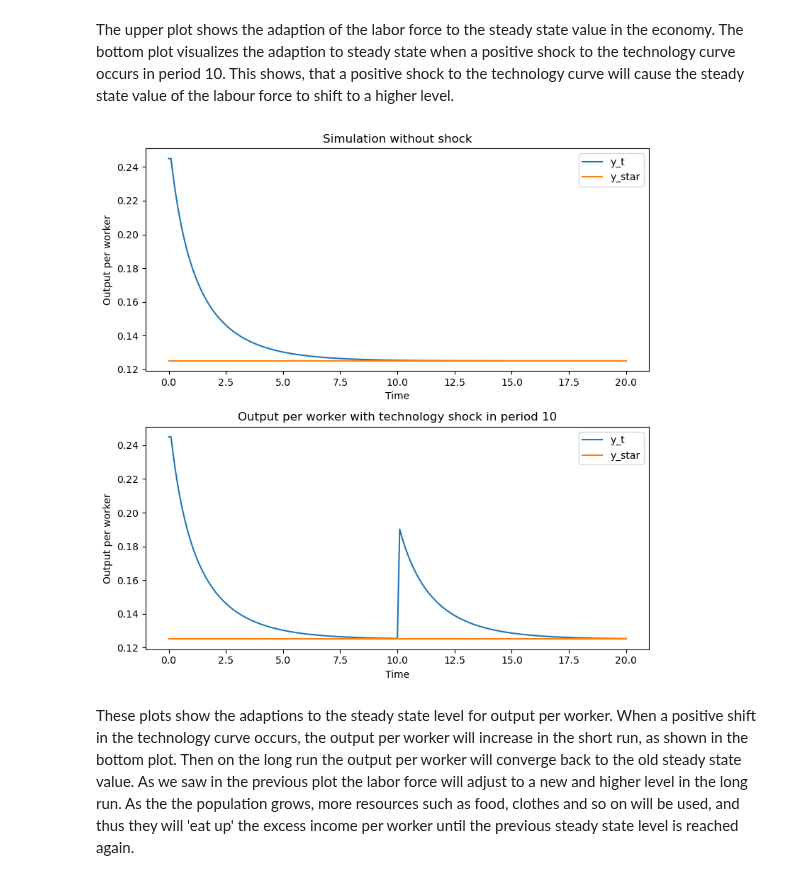
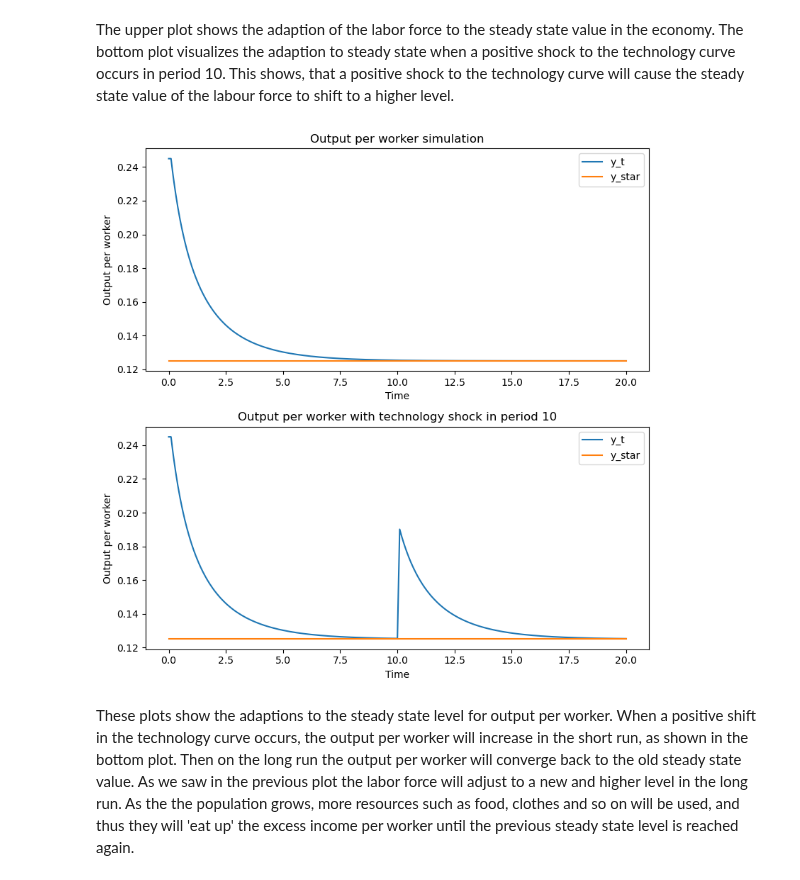
Before and after one commit to NumEconCopenhagen/projects-2023-mmj, a Jupyter notebook: modelproject/modelproject.ipynb, the cells around one changed output. Saved outputs shown, nothing was run; the diff lists cells and outputs as text; code cells hidden in the pictures.

```diff
--- a/modelproject/modelproject.ipynb
+++ b/modelproject/modelproject.ipynb
@@ -139,26 +141,27 @@ plt.show()
 # %% [markdown]
 The upper plot shows the adaption of the labor force to the steady state value in the economy. The bottom plot visualizes the adaption to steady state when a positive shock to the technology curve occurs in period 10. This shows, that a positive shock to the technology curve will cause the steady state value of the labour force to shift to a higher level.
 # %%
-# plot both simulations
+# plot output per worker simulation and state state value
 fig, axs = plt.subplots(2, 1, figsize=(8, 8))
 axs[0].plot(t_values, y_t_values, label='y_t')
 axs[0].plot(t_values, y_star_values, label='y_star')
 axs[0].set_xlabel('Time')
 axs[0].set_ylabel('Output per worker')
-axs[0].set_title('Simulation without shock')
+axs[0].set_title('Output per worker simulation')
 axs[0].legend()
 
+# plot output per worker simulation and state state value with a positive shock to the technology curve
 axs[1].plot(t_values_shock, y_t_values_shock, label='y_t')
 axs[1].plot(t_values_shock, y_star_values_shock, label='y_star')
 axs[1].set_xlabel('Time')
 axs[1].set_ylabel('Output per worker')
 axs[1].set_title('Output per worker with technology shock in period 10')
 axs[1].legend()
 
 plt.tight_layout()
 plt.show()
 # %% [output]
-[figure, old version]
+[figure, new version]
 # %% [markdown]
 These plots show the adaptions to the steady state level for output per worker. When a positive shift in the technology curve occurs, the output per worker will increase in the short run, as shown in the bottom plot. Then on the long run the output per worker will converge back to the old steady state value. As we saw in the previous plot the labor force will adjust to a new and higher level in the long run. As the the population grows, more resources such as food, clothes and so on will be used, and thus they will 'eat up' the excess income per worker until the previous steady state level is reached again.
 # %% [markdown]
```
Also changed, not shown: parts of 1 cell of this notebook.
